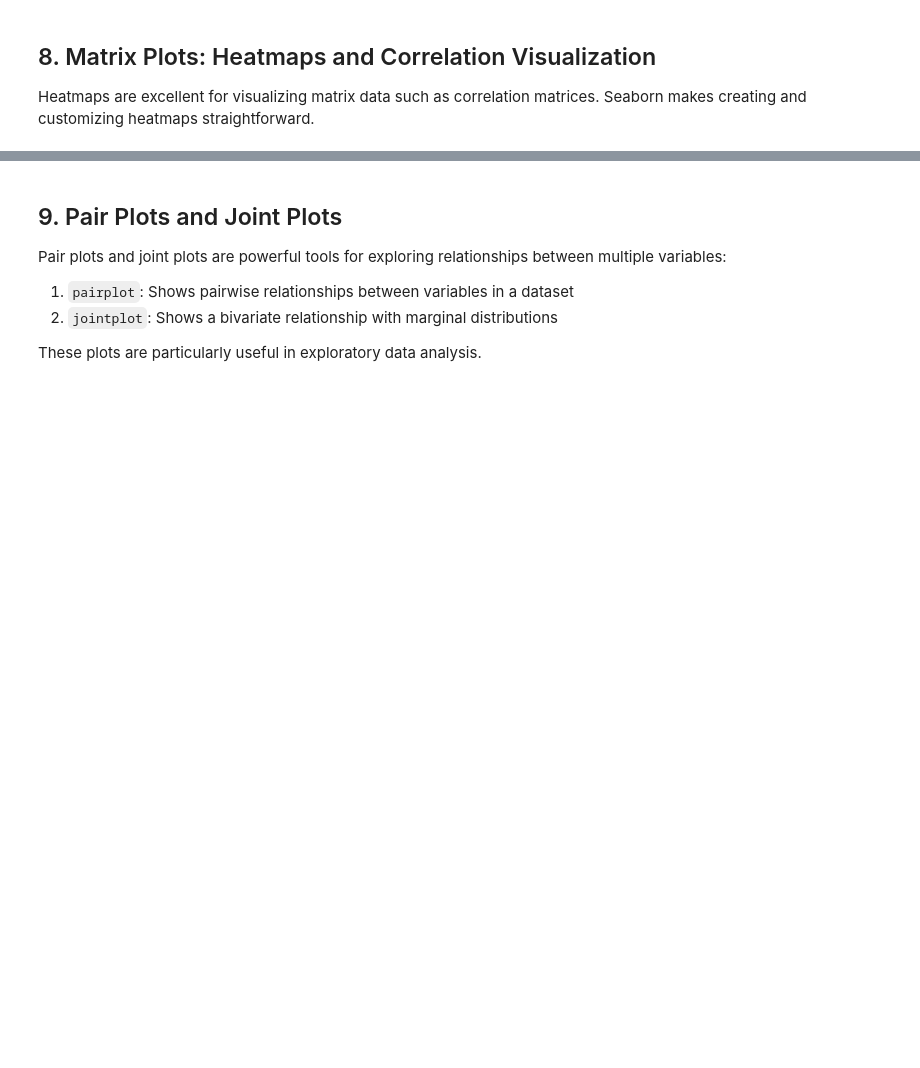
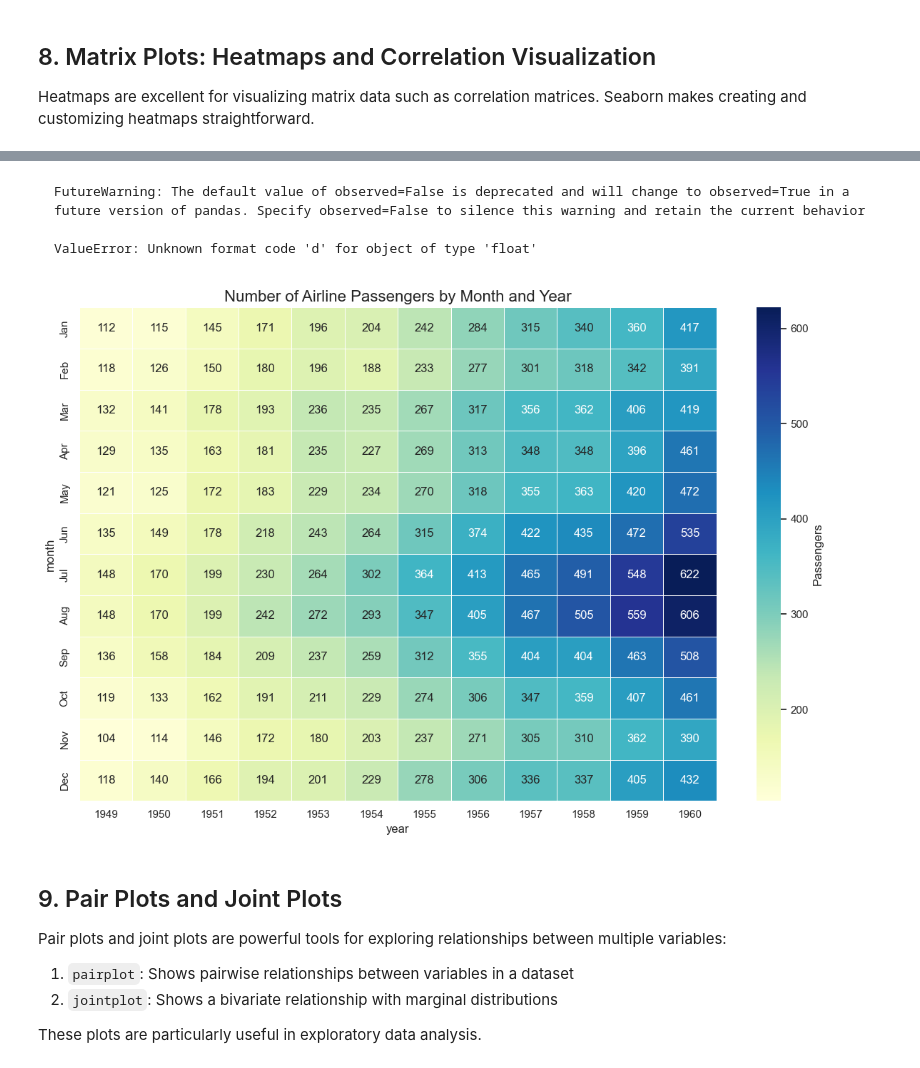
Before and after one commit to pavelklos/ai-ml, a Jupyter notebook: 3-DV/03-01-06.ipynb, the cells around one changed output, grey strips where cells are left out. Drawn from its saved outputs; the diff is of its cells as text; code cells hidden in the pictures; blank space fills up the shorter version.

````diff
--- a/3-DV/03-01-06.ipynb
+++ b/3-DV/03-01-06.ipynb
@@ -368,3 +511,37 @@ plt.show()
+# %% [markdown]
+```
+FutureWarning: The default value of observed=False is deprecated and will change to observed=True in a future version of pandas. Specify observed=False to silence this warning and retain the current behavior
+
+ValueError: Unknown format code 'd' for object of type 'float'
+```
+# %%
+# Build the pivot table
+flights_pivot = flights.pivot_table(
+    values="passengers",
+    index="month",
+    columns="year",
+    observed=False        # <- future‑proof pandas setting
+)
+
+# Cast to int so the `'d'` formatter works
+flights_pivot = flights_pivot.astype(int)
+
+# Plot the heat map
+plt.figure(figsize=(12, 8))
+sns.heatmap(
+    flights_pivot,
+    cmap="YlGnBu",
+    annot=True,
+    fmt="d",              # now safe because data are ints
+    linewidths=0.5,
+    cbar_kws={"label": "Passengers"},
+)
+
+plt.title("Number of Airline Passengers by Month and Year", fontsize=16)
+plt.tight_layout()
+plt.show()
+# %% [output]
+[figure, added]
 # %% [markdown]
 ## 9. Pair Plots and Joint Plots
 
````
Also changed, not shown: parts of 32 cells of this notebook.
